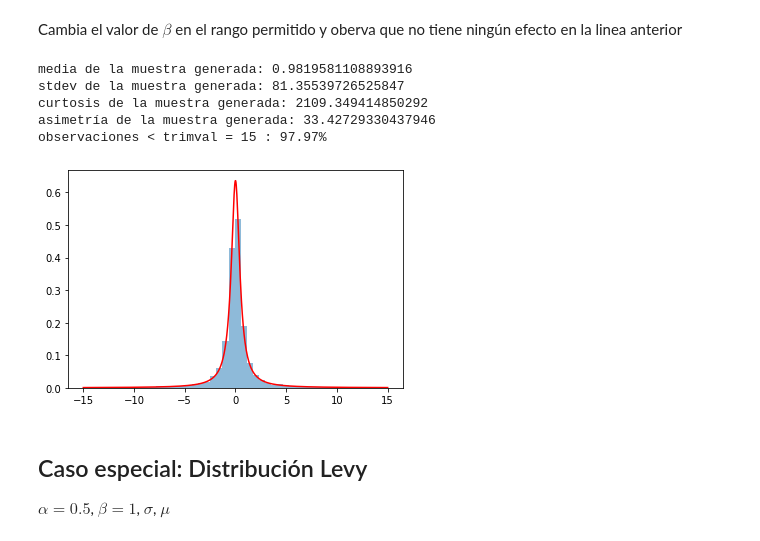
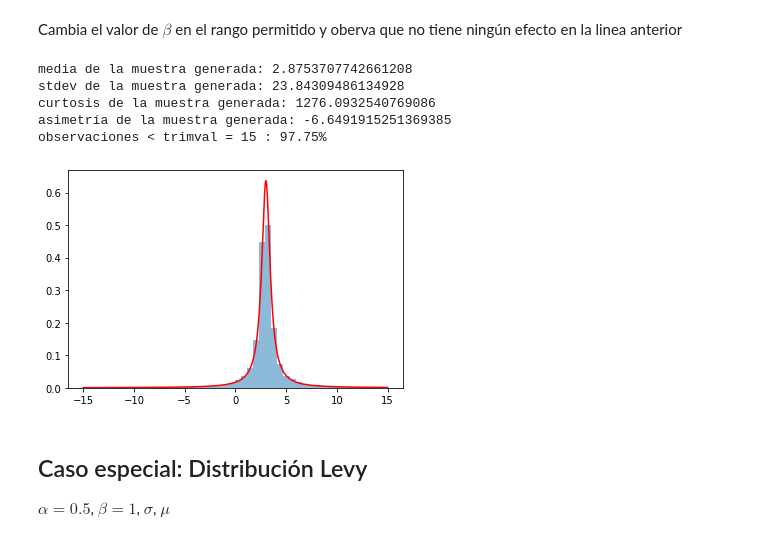
Before and after one commit to AnIsAsPe/Estadistica_y_Probabilidad_para-CD-, a Jupyter notebook: PrincipiosDeProbabilidad/Semana2/Notebooks/Simulación_de_variables_aleatorias_continuas_.ipynb, the cells around one changed output. Cells and saved outputs as stored; diff of their text form; code cells hidden in the pictures.

```diff
--- a/PrincipiosDeProbabilidad/Semana2/Notebooks/Simulación_de_variables_aleatorias_continuas_.ipynb
+++ b/PrincipiosDeProbabilidad/Semana2/Notebooks/Simulación_de_variables_aleatorias_continuas_.ipynb
@@ -208,43 +200,43 @@ Cambia el valor de $\beta$ en el rango permitido y oberva que no tiene ningún e
 
 n = 10000
 𝛼 =1
-𝛽 = 0
+𝛽 = 1
 𝜎 = 1.0
-𝜇 = 0
+𝜇 = 3
 
 cauchy_special_case_rvs = levy_stable.rvs(alpha=1,
                                             beta=0,
                                             loc=𝜇,
                                             scale=𝜎/2,
                                             size=n)
 
 cauchy_mean = np.mean(cauchy_special_case_rvs)
 cauchy_std = np.std(cauchy_special_case_rvs)
 cauchy_kurt = kurtosis(cauchy_special_case_rvs)
 cauchy_skew = skew(cauchy_special_case_rvs)
 print("media de la muestra generada:", cauchy_mean)
 print("stdev de la muestra generada:", cauchy_std)
 print("curtosis de la muestra generada:", cauchy_kurt )
 print("asimetría de la muestra generada:", cauchy_skew )
 
 trimval = 15
 trimndx =  abs(cauchy_special_case_rvs) < trimval
 x_range = np.linspace(-trimval,trimval,1000)
 print("observaciones < trimval = {} : {:.2f}% ".format(trimval,
                                                   sum(trimndx)/len(trimndx)*100))
 plot_rvs = cauchy_special_case_rvs[trimndx]
 
 plt.hist(plot_rvs, bins=50, density=True, alpha=.5)
 plt.plot(x_range, cauchy.pdf(x_range, loc=𝜇, scale=𝜎/2),
          color='r' )
 plt.show()
 # %% [output]
-media de la muestra generada: 0.9819581108893916
-stdev de la muestra generada: 81.35539726525847
-curtosis de la muestra generada: 2109.349414850292
-asimetría de la muestra generada: 33.42729330437946
-observaciones < trimval = 15 : 97.97%
+media de la muestra generada: 2.8753707742661208
+stdev de la muestra generada: 23.84309486134928
+curtosis de la muestra generada: 1276.0932540769086
+asimetría de la muestra generada: -6.6491915251369385
+observaciones < trimval = 15 : 97.75%
-[figure, old version]
+[figure, new version]
 # %% [markdown]
 ## Caso especial: Distribución Levy
 
```
Also changed, not shown: parts of 14 cells of this notebook.
